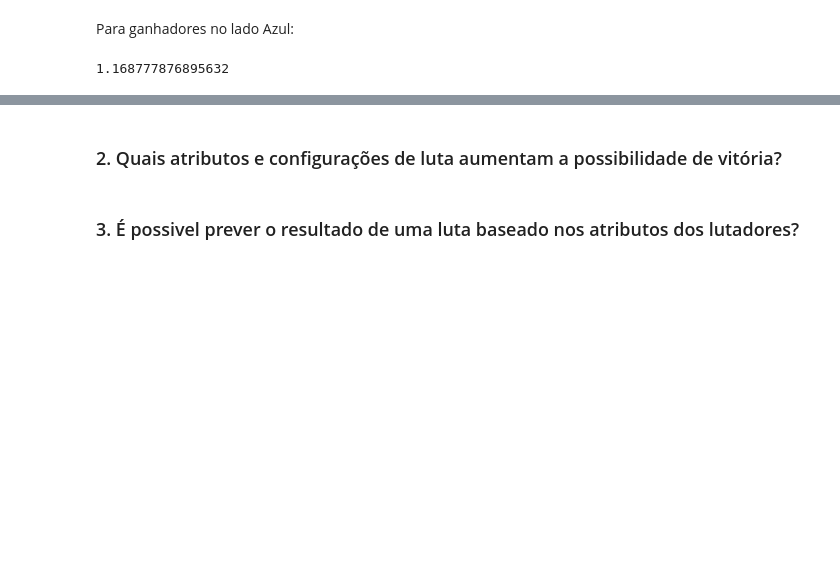
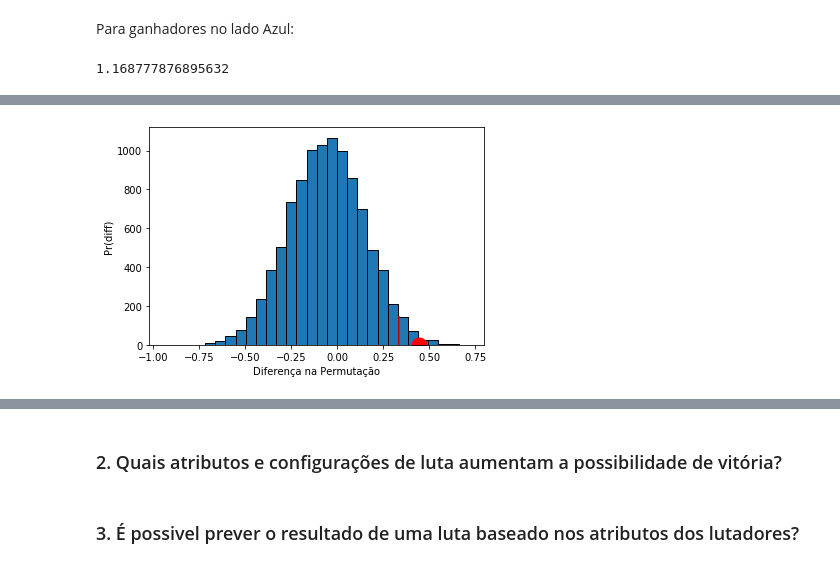
Before and after one commit to Marcos30004347/ICD_Analise_UFC, a Jupyter notebook: Untitled.ipynb, the cells around one changed output, grey strips where cells are left out. Saved outputs shown, nothing was run; the diff lists cells and outputs as text; code cells hidden in the pictures; blank space fills up the shorter version.

```diff
--- a/Untitled.ipynb
+++ b/Untitled.ipynb
@@ -99,0 +153,15 @@ Podemos observar, pelo nosso Teste de Permutação, que os valores observados es
+# %%
+N = 10000
+diferencas = np.zeros(N)
+for i in range(N):
+    np.random.shuffle(filtro.values)
+    diff = WeigthData[filtro]["B_age"].mean() - WeigthData[~filtro]["R_age"].mean()
+    diferencas[i] = diff
+plt.xlabel('Diferença na Permutação')
+plt.ylabel('Pr(diff)')
+plt.plot([valor_observado], [0], 'ro', ms=15)
+plt.hist(diferencas, bins=30, edgecolor='k')
+plt.vlines(np.percentile(diferencas, 97.5), 0 , 150, color="red")
+plt.show()
+# %% [output]
+[figure, added]
```
Also changed, not shown: parts of 43 cells of this notebook, 1 other file.
